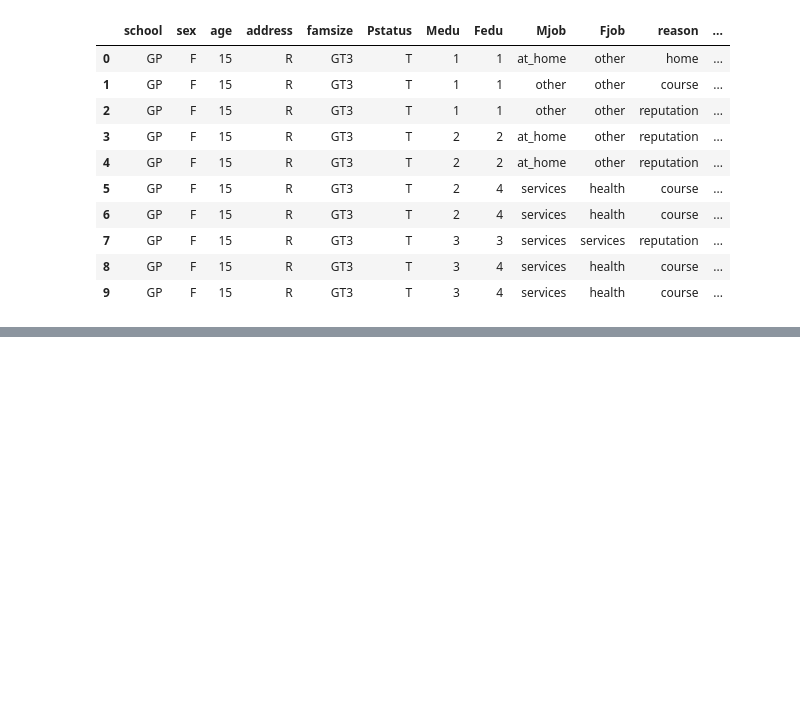
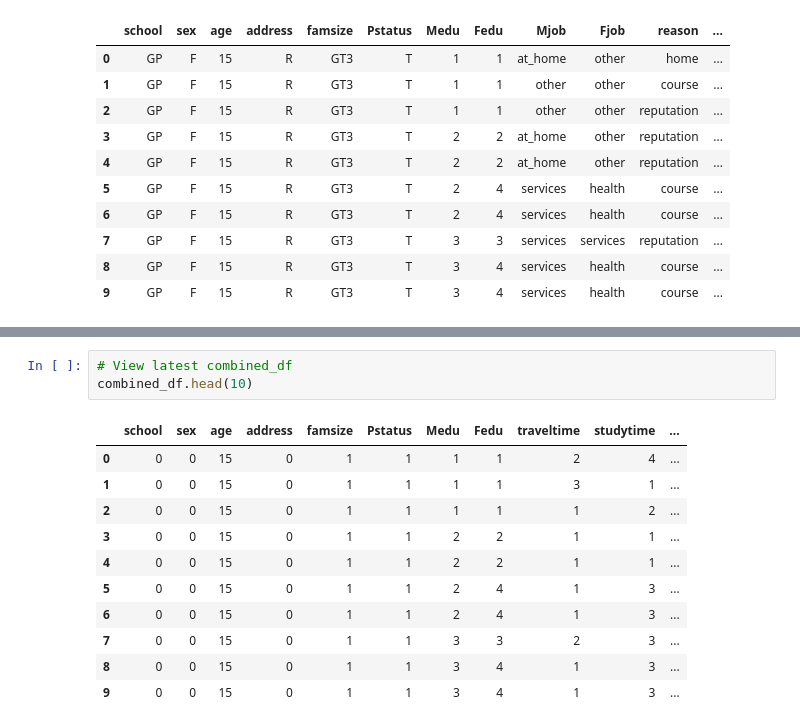
Before and after one commit to Sky282128/LearningModels, a Jupyter notebook: MCO.ipynb, the cells around one changed output, grey strips where cells are left out. Saved outputs shown, nothing was run; the diff lists cells and outputs as text; blank space fills up the shorter version.

```diff
--- a/MCO.ipynb
+++ b/MCO.ipynb
@@ -183,0 +231,15 @@ combined_df.head(10)
+# %%
+# View latest combined_df
+combined_df.head(10)
+# %% [output]
+|  | school | sex | age | address | famsize | Pstatus | Medu | Fedu | traveltime | studytime | ... |
+| 0 | 0 | 0 | 15 | 0 | 1 | 1 | 1 | 1 | 2 | 4 | ... |
+| 1 | 0 | 0 | 15 | 0 | 1 | 1 | 1 | 1 | 3 | 1 | ... |
+| 2 | 0 | 0 | 15 | 0 | 1 | 1 | 1 | 1 | 1 | 2 | ... |
+| 3 | 0 | 0 | 15 | 0 | 1 | 1 | 2 | 2 | 1 | 1 | ... |
+| 4 | 0 | 0 | 15 | 0 | 1 | 1 | 2 | 2 | 1 | 1 | ... |
+| 5 | 0 | 0 | 15 | 0 | 1 | 1 | 2 | 4 | 1 | 3 | ... |
+| 6 | 0 | 0 | 15 | 0 | 1 | 1 | 2 | 4 | 1 | 3 | ... |
+| 7 | 0 | 0 | 15 | 0 | 1 | 1 | 3 | 3 | 2 | 3 | ... |
+| 8 | 0 | 0 | 15 | 0 | 1 | 1 | 3 | 4 | 1 | 3 | ... |
+| 9 | 0 | 0 | 15 | 0 | 1 | 1 | 3 | 4 | 1 | 3 | ... |
```
Also changed, not shown: parts of 9 cells of this notebook.
